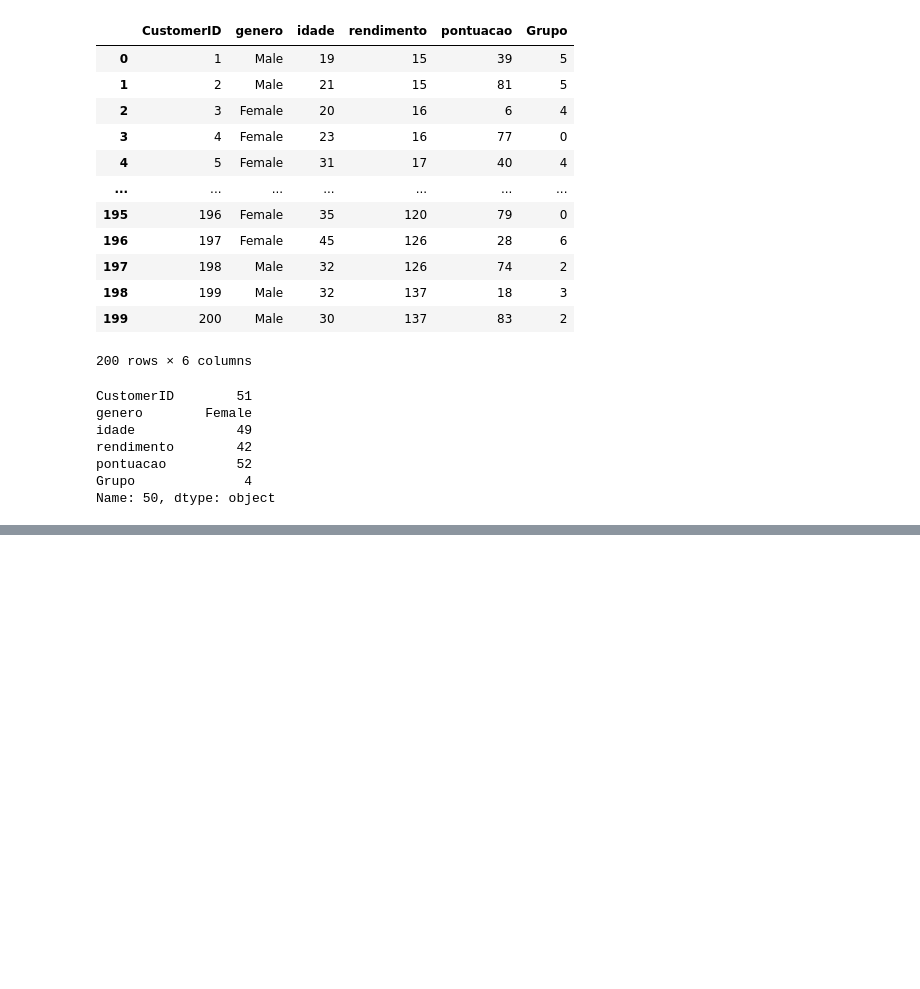
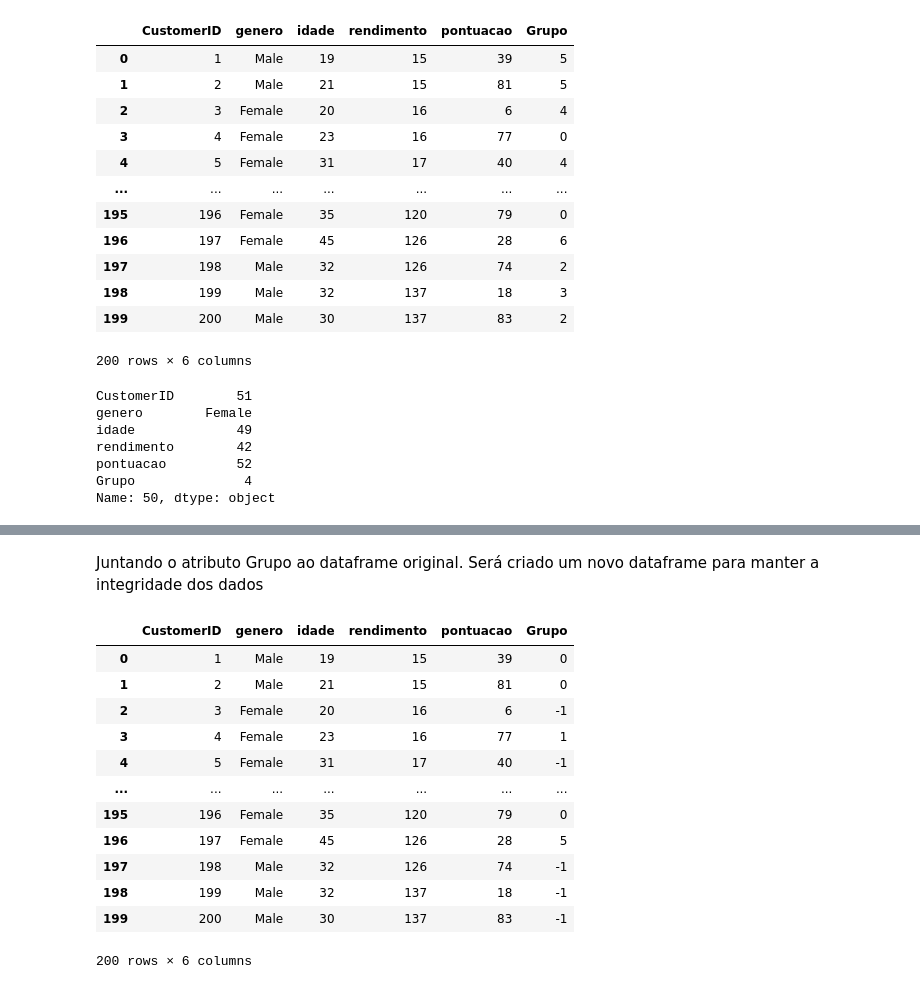
Before and after one commit to mauricionoronha/segclient, a Jupyter notebook: SEG_CLIEN_CLUST.ipynb, the cells around one changed output, grey strips where cells are left out. Saved outputs shown, nothing was run; the diff lists cells and outputs as text; code cells hidden in the pictures; blank space fills up the shorter version.

```diff
--- a/SEG_CLIEN_CLUST.ipynb
+++ b/SEG_CLIEN_CLUST.ipynb
@@ -1065,0 +1114,4 @@ Name: 50, dtype: object
+# %%
+dbscan = DBSCAN(eps = 0.32, min_samples= 3)
+# %%
+dbscan.fit(df2_pca)
@@ -1065,0 +1120,2 @@ Name: 50, dtype: object
+# %%
+classificacao6 = dbscan.labels_
@@ -1065,0 +1149,2 @@ Name: 50, dtype: object
+# %%
+agrupamento5 = pd.DataFrame(classificacao6, columns=["Grupo"])
@@ -1065,0 +1167,19 @@ Name: 50, dtype: object
+# %% [markdown]
+Juntando o atributo Grupo ao dataframe original. Será criado um novo dataframe para manter a integridade dos dados
+# %%
+df8 = pd.concat([df,agrupamento5],axis=1)
+df8
+# %% [output]
+|  | CustomerID | genero | idade | rendimento | pontuacao | Grupo |
+| 0 | 1 | Male | 19 | 15 | 39 | 0 |
+| 1 | 2 | Male | 21 | 15 | 81 | 0 |
+| 2 | 3 | Female | 20 | 16 | 6 | -1 |
+| 3 | 4 | Female | 23 | 16 | 77 | 1 |
+| 4 | 5 | Female | 31 | 17 | 40 | -1 |
+| ... | ... | ... | ... | ... | ... | ... |
+| 195 | 196 | Female | 35 | 120 | 79 | 0 |
+| 196 | 197 | Female | 45 | 126 | 28 | 5 |
+| 197 | 198 | Male | 32 | 126 | 74 | -1 |
+| 198 | 199 | Male | 32 | 137 | 18 | -1 |
+| 199 | 200 | Male | 30 | 137 | 83 | -1 |
+200 rows × 6 columns
```
Also changed, not shown: parts of 18 cells of this notebook.
